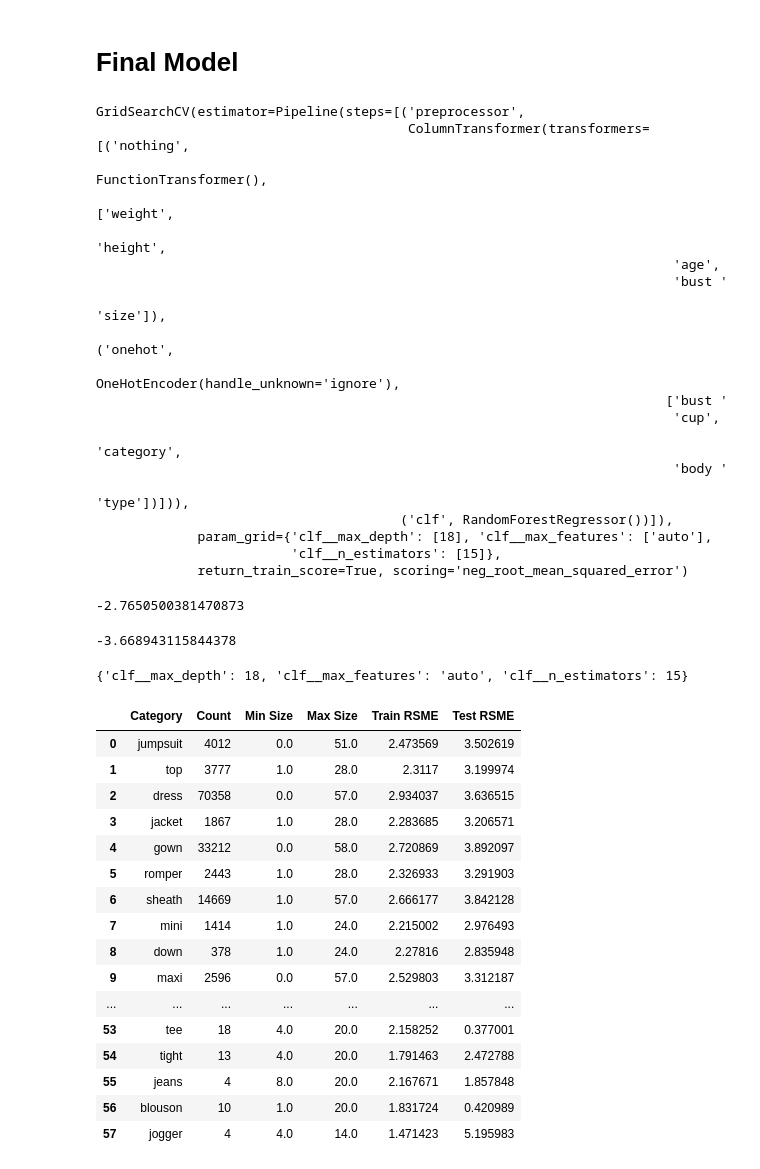
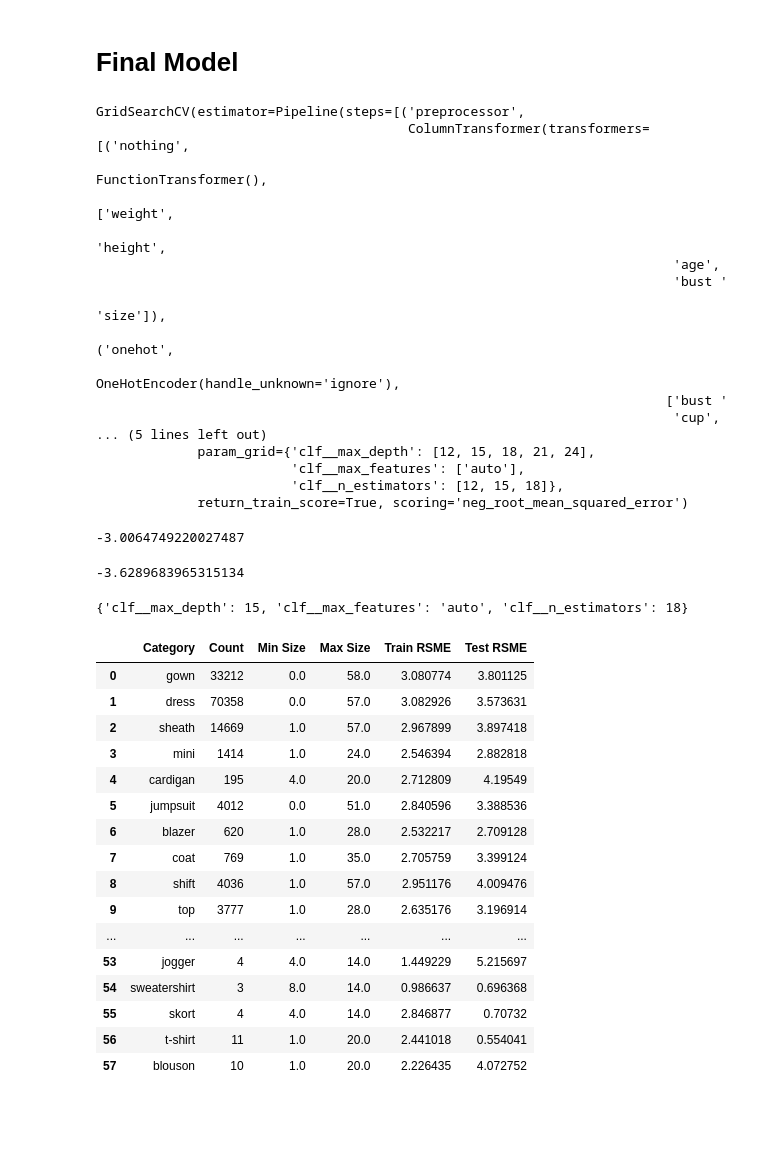
Before and after one commit to jacky3331/Clothing-Fit-Recommender-System, a Jupyter notebook: Clothing Size Recommender System.ipynb, the cells around one changed output. Drawn from its saved outputs; the diff is of its cells as text; code cells hidden in the pictures; blank space fills up the shorter version.

```diff
--- a/Clothing Size Recommender System.ipynb
+++ b/Clothing Size Recommender System.ipynb
@@ -262,7 +271,7 @@ nothing_transformer = FunctionTransformer()
 preproc = ColumnTransformer(
 transformers = [
     ("nothing", nothing_transformer, ["weight", "height", "age", "bust size"]),
-    ("onehot", OneHotEncoder(handle_unknown="ignore"), ["bust cup", "category", "body type"])
+    ("onehot", OneHotEncoder(handle_unknown="ignore"), ["bust cup", "category", "body type", "fit"])
 ])
 
 # Search for the depth which provides the most optimal model performance based on the test set
@@ -293,7 +302,7 @@ Name: 10, dtype: float64
 preproc = ColumnTransformer(
 transformers = [
     ("nothing", nothing_transformer, ["weight", "height", "age", "bust size"]),
-    ("onehot", OneHotEncoder(handle_unknown="ignore"), ["bust cup", "category", "body type"])
+    ("onehot", OneHotEncoder(handle_unknown="ignore"), ["bust cup", "category", "body type", "fit"])
 ])
 pl = Pipeline([
         ('preprocessor', preproc),
@@ -321,65 +330,63 @@ GridSearchCV(estimator=Pipeline(steps=[('preprocessor',
                                                                          OneHotEncoder(handle_unknown='ignore'),
                                                                          ['bust '
                                                                           'cup',
-                                                                          'category',
-                                                                          'body '
-                                                                          'type'])])),
-                                       ('clf', RandomForestRegressor())]),
-             param_grid={'clf__max_depth': [18], 'clf__max_features': ['auto'],
-                         'clf__n_estimators': [15]},
+... (5 lines left out)
+             param_grid={'clf__max_depth': [12, 15, 18, 21, 24],
+                         'clf__max_features': ['auto'],
+                         'clf__n_estimators': [12, 15, 18]},
              return_train_score=True, scoring='neg_root_mean_squared_error')
 # %%
 grids.score(X_train, y_train)
 # %% [output]
--2.7650500381470873
+-3.0064749220027487
 # %%
 grids.score(X_test, y_test)
 # %% [output]
--3.668943115844378
+-3.6289683965315134
 # %%
 grids.best_params_
 # %% [output]
-{'clf__max_depth': 18, 'clf__max_features': 'auto', 'clf__n_estimators': 15}
+{'clf__max_depth': 15, 'clf__max_features': 'auto', 'clf__n_estimators': 18}
 # %%
 cat = X_test["category"].unique()
 output = pd.DataFrame(columns=["category", "Train RSME", "Test RSME"])
 
 for i in cat:
     y_train_pred = grids.predict(X_train[X_train["category"] == i])
     y_train_temp = y_train[X_train["category"] == i]
 
     y_test_pred = grids.predict(X_test[X_test["category"] == i])
     y_test_temp = y_test[X_test["category"] == i]
 
     temp_dict = {"category": i, "Train RSME": mean_squared_error(y_train_pred, y_train_temp, squared=False), "Test RSME": mean_squared_error(y_test_pred, y_test_temp, squared=False)}
 
     output = output.append(temp_dict, ignore_index=True)
 
 
 output = output.merge(pd.DataFrame(clothing.groupby("category")["size"].min()).rename(columns={"size": "Min Size"}).reset_index(), how="inner", on="category")
 output = output.merge(pd.DataFrame(clothing.groupby("category")["size"].max()).rename(columns={"size": "Max Size"}).reset_index(), how="inner", on="category")
 output = output.merge(pd.DataFrame(clothing.groupby("category")["size"].count()).rename(columns={"size": "Count"}).reset_index(), how="inner", on="category")
 
-output = output[["category", "Count", "Min Size", "Max Size", "Train RSME", "Test RSME"]].rename(columns={"category": "Category"})
+output = output[["category", "Count", "Min Size", "Max Size", "Train RSME", "Test RSME"]].rename(columns={"category": "Category", "Train RSME": "Train RMSE", "Test RSME": "Test RMSE"})
 output
 # %% [output]
 |  | Category | Count | Min Size | Max Size | Train RSME | Test RSME |
-| 0 | jumpsuit | 4012 | 0.0 | 51.0 | 2.473569 | 3.502619 |
-| 1 | top | 3777 | 1.0 | 28.0 | 2.3117 | 3.199974 |
-| 2 | dress | 70358 | 0.0 | 57.0 | 2.934037 | 3.636515 |
-| 3 | jacket | 1867 | 1.0 | 28.0 | 2.283685 | 3.206571 |
-| 4 | gown | 33212 | 0.0 | 58.0 | 2.720869 | 3.892097 |
-| 5 | romper | 2443 | 1.0 | 28.0 | 2.326933 | 3.291903 |
-| 6 | sheath | 14669 | 1.0 | 57.0 | 2.666177 | 3.842128 |
-| 7 | mini | 1414 | 1.0 | 24.0 | 2.215002 | 2.976493 |
-| 8 | down | 378 | 1.0 | 24.0 | 2.27816 | 2.835948 |
-| 9 | maxi | 2596 | 0.0 | 57.0 | 2.529803 | 3.312187 |
+| 0 | gown | 33212 | 0.0 | 58.0 | 3.080774 | 3.801125 |
+| 1 | dress | 70358 | 0.0 | 57.0 | 3.082926 | 3.573631 |
+| 2 | sheath | 14669 | 1.0 | 57.0 | 2.967899 | 3.897418 |
+| 3 | mini | 1414 | 1.0 | 24.0 | 2.546394 | 2.882818 |
+| 4 | cardigan | 195 | 4.0 | 20.0 | 2.712809 | 4.19549 |
+| 5 | jumpsuit | 4012 | 0.0 | 51.0 | 2.840596 | 3.388536 |
+| 6 | blazer | 620 | 1.0 | 28.0 | 2.532217 | 2.709128 |
+| 7 | coat | 769 | 1.0 | 35.0 | 2.705759 | 3.399124 |
+| 8 | shift | 4036 | 1.0 | 57.0 | 2.951176 | 4.009476 |
+| 9 | top | 3777 | 1.0 | 28.0 | 2.635176 | 3.196914 |
 | ... | ... | ... | ... | ... | ... | ... |
-| 53 | tee | 18 | 4.0 | 20.0 | 2.158252 | 0.377001 |
-| 54 | tight | 13 | 4.0 | 20.0 | 1.791463 | 2.472788 |
-| 55 | jeans | 4 | 8.0 | 20.0 | 2.167671 | 1.857848 |
-| 56 | blouson | 10 | 1.0 | 20.0 | 1.831724 | 0.420989 |
-| 57 | jogger | 4 | 4.0 | 14.0 | 1.471423 | 5.195983 |
+| 53 | jogger | 4 | 4.0 | 14.0 | 1.449229 | 5.215697 |
+| 54 | sweatershirt | 3 | 8.0 | 14.0 | 0.986637 | 0.696368 |
+| 55 | skort | 4 | 4.0 | 14.0 | 2.846877 | 0.70732 |
+| 56 | t-shirt | 11 | 1.0 | 20.0 | 2.441018 | 0.554041 |
+| 57 | blouson | 10 | 1.0 | 20.0 | 2.226435 | 4.072752 |
 # %%
 import dataframe_image as dfi
 dfi.export(output, 'dataframe.png')
```
Also changed, not shown: parts of 3 cells of this notebook, 1 other file.
